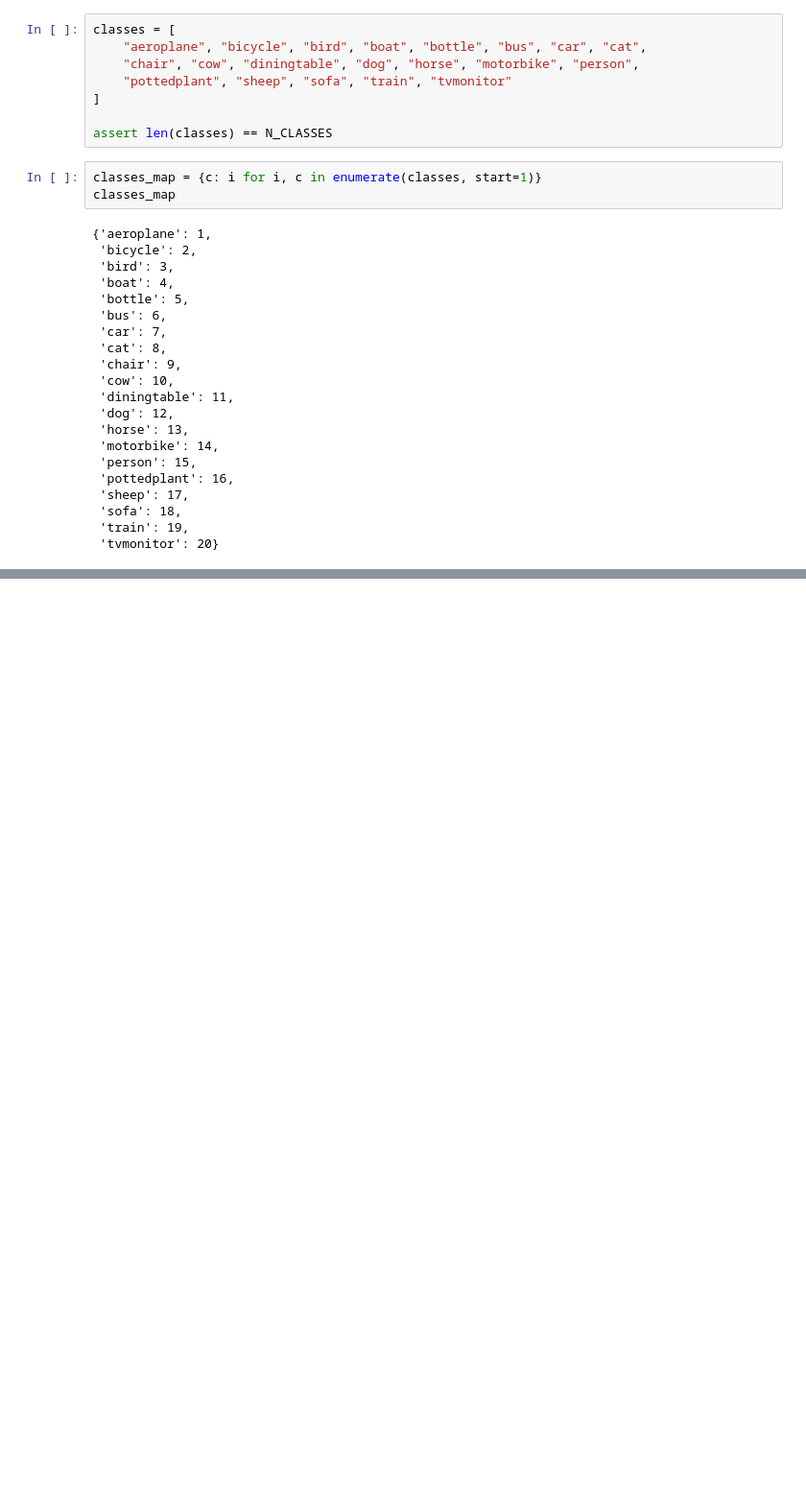
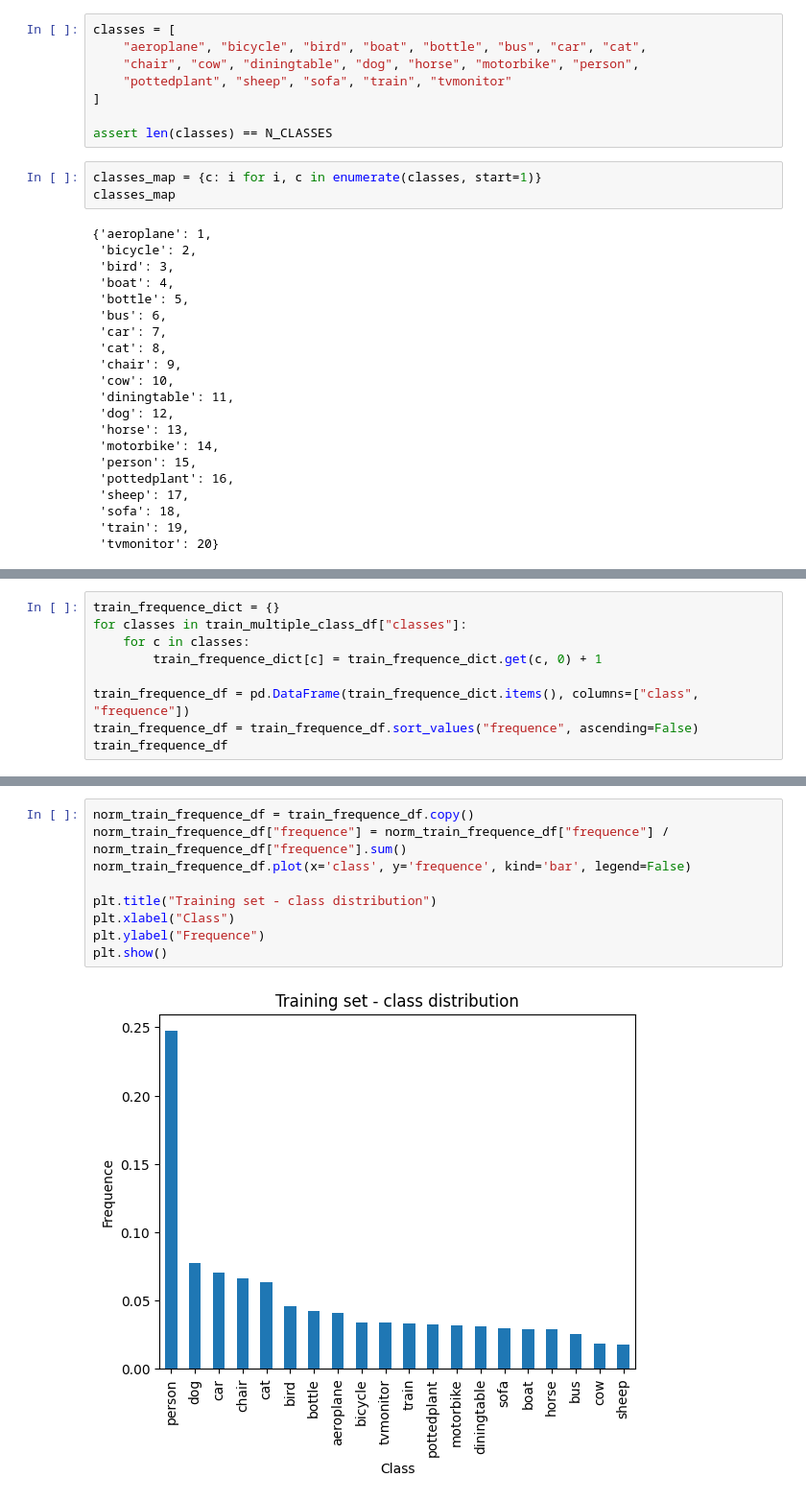
Before and after one commit to AAAlessandroP/imageRecognitionVOC2012, a Jupyter notebook: dataset_exporter.ipynb, the cells around one changed output, grey strips where cells are left out. Shown at 96% size. Cells and saved outputs as stored; diff of their text form; blank space fills up the shorter version.

```diff
--- a/dataset_exporter.ipynb
+++ b/dataset_exporter.ipynb
@@ -201,0 +256,9 @@ train_val_multiple_class_df.to_csv(MULTI_CLASS_PATH, index=False)
+# %%
+train_frequence_dict = {}
+for classes in train_multiple_class_df["classes"]:
+    for c in classes:
+        train_frequence_dict[c] = train_frequence_dict.get(c, 0) + 1
+
+train_frequence_df = pd.DataFrame(train_frequence_dict.items(), columns=["class", "frequence"])
+train_frequence_df = train_frequence_df.sort_values("frequence", ascending=False)
+train_frequence_df
@@ -201,0 +283,11 @@ train_val_multiple_class_df.to_csv(MULTI_CLASS_PATH, index=False)
+# %%
+norm_train_frequence_df = train_frequence_df.copy()
+norm_train_frequence_df["frequence"] = norm_train_frequence_df["frequence"] / norm_train_frequence_df["frequence"].sum()
+norm_train_frequence_df.plot(x='class', y='frequence', kind='bar', legend=False)
+
+plt.title("Training set - class distribution")
+plt.xlabel("Class")
+plt.ylabel("Frequence")
+plt.show()
+# %% [output]
+[figure, added]
```
Also changed, not shown: parts of 56 cells of this notebook, 7 other files.
